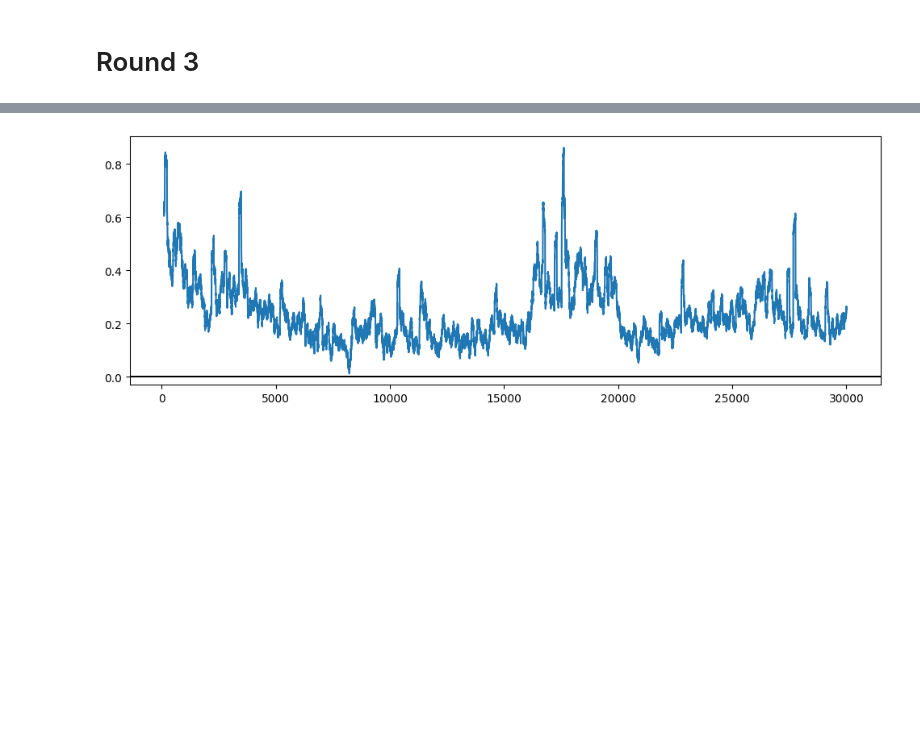
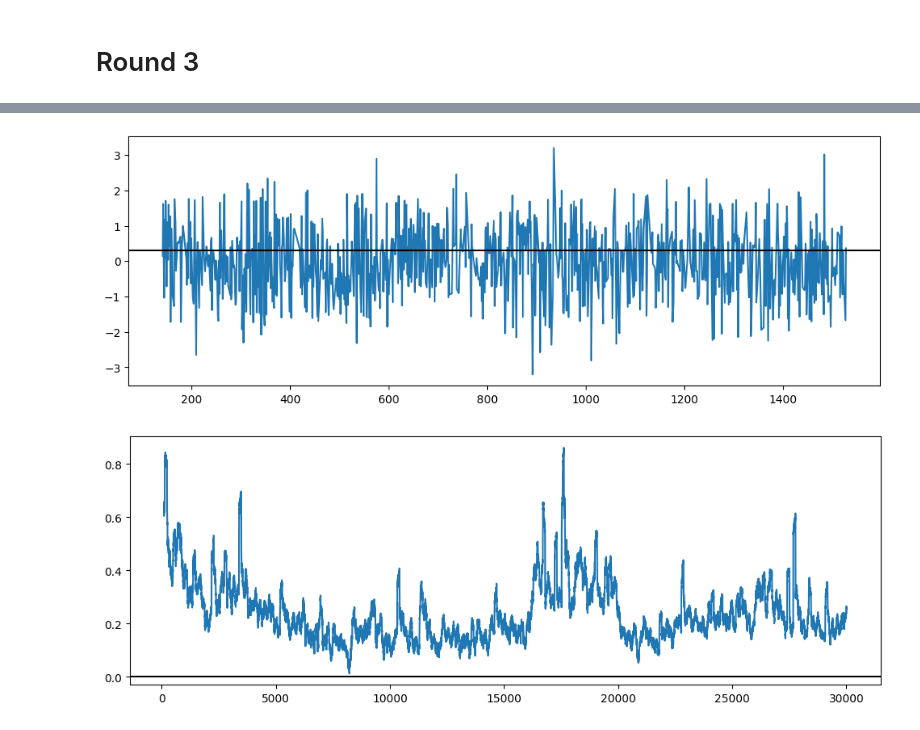
Before and after one commit to aemilani/imc-prosperity-3, a Jupyter notebook: notebooks/rock.ipynb, the cells around one changed output, grey strips where cells are left out. Saved outputs shown, nothing was run; the diff lists cells and outputs as text; code cells hidden in the pictures; blank space fills up the shorter version.

```diff
--- a/notebooks/rock.ipynb
+++ b/notebooks/rock.ipynb
@@ -149,0 +160,15 @@ for call in calls:
+# %%
+base_ivs = []
+for i in range(30000):
+    m_list = []
+    v_list = []
+    for call in calls:
+        call = call.iloc[i]
+        tte = calc_time_to_expiry(call.day, call.timestamp)
+        m = np.log(call.strike / call.spot) / np.sqrt(tte)
+        m_list.append(m)
+        v_list.append(call.implied_vol)
+    coeffs = np.polyfit(m_list, v_list, 2)  # coeffs = [c, b, a]
+    base_iv = coeffs[0]
+    base_ivs.append(base_iv)
+base_ivs = pd.Series(base_ivs).dropna()
@@ -150,3 +179,13 @@ for call in calls:
+# %%
+thr = 100
+# base_iv_z_score = (base_ivs - base_ivs.rolling(thr).mean()) / base_ivs.rolling(thr).std()
+base_iv_z_score = (base_ivs - base_ivs.mean()) / base_ivs.rolling(thr).std()
+plt.figure(figsize=(12, 4))
+plt.plot(base_iv_z_score.iloc[:1000])
+plt.axhline(base_ivs.mean(), c='k')
+plt.show()
+# %% [output]
+[figure, added]
 # %%
 logr = np.log(rock['mid_price'] / rock['mid_price'].shift(1))
 realized_vol = logr.rolling(100).std() * np.sqrt(10000 * 250)
```
Also changed, not shown: parts of 6 cells of this notebook, 7 other files.
